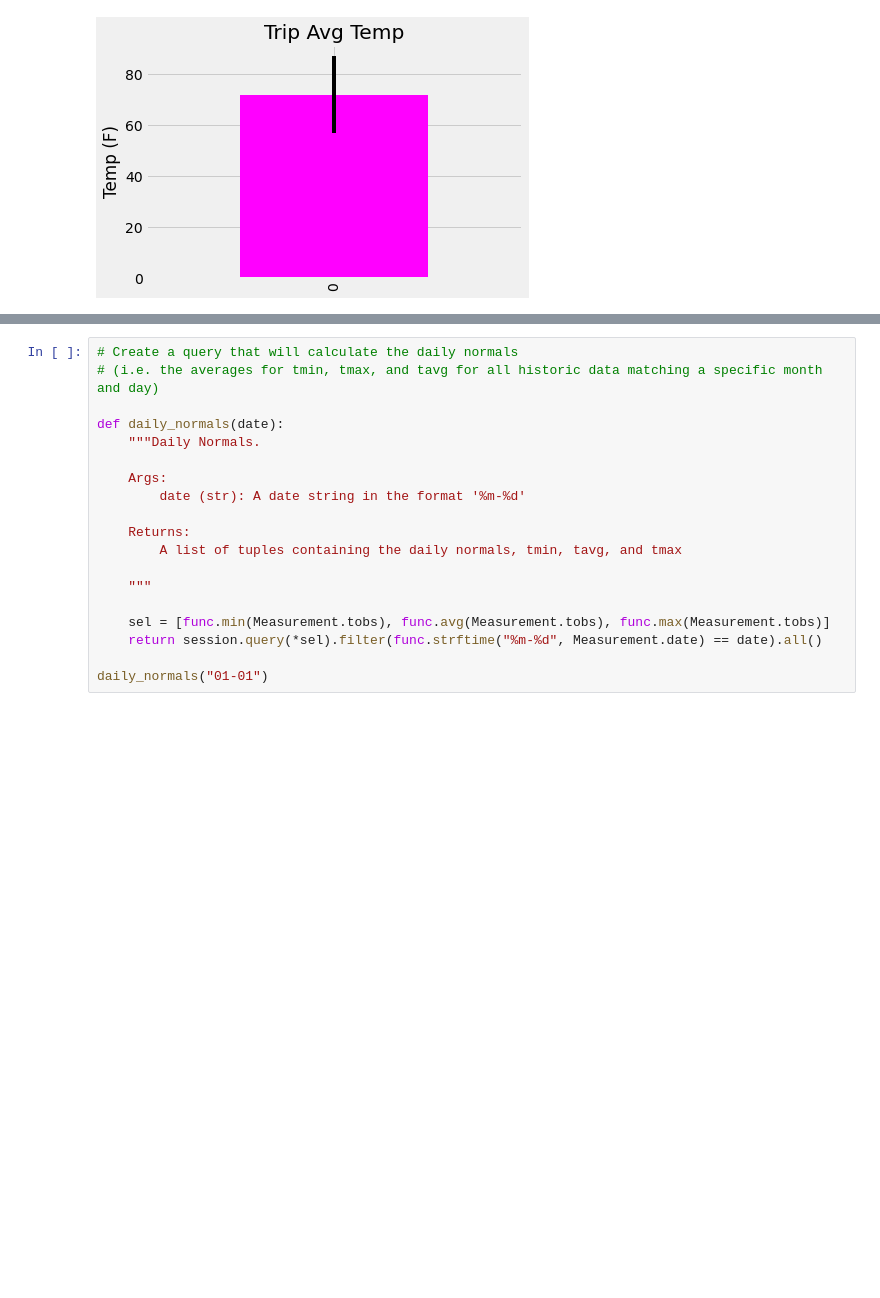
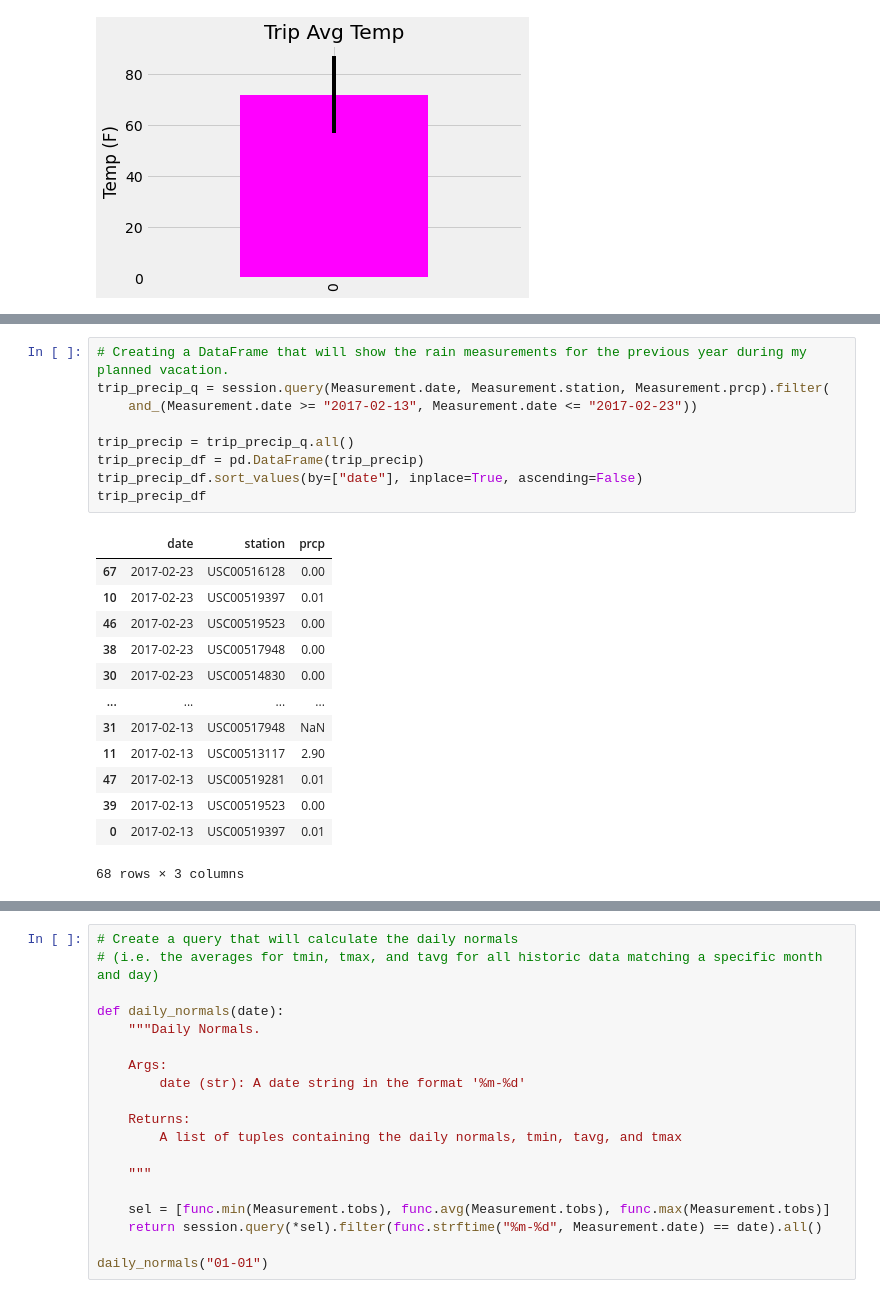
Before and after one commit to Slyssy/sqlalchemy-challenge, a Jupyter notebook: climate.ipynb, the cells around one changed output, grey strips where cells are left out. Saved outputs shown, nothing was run; the diff lists cells and outputs as text; blank space fills up the shorter version.

```diff
--- a/climate.ipynb
+++ b/climate.ipynb
@@ -285,0 +290,23 @@ plt.show()
+# %%
+# Creating a DataFrame that will show the rain measurements for the previous year during my planned vacation.
+trip_precip_q = session.query(Measurement.date, Measurement.station, Measurement.prcp).filter(
+    and_(Measurement.date >= "2017-02-13", Measurement.date <= "2017-02-23"))
+
+trip_precip = trip_precip_q.all()
+trip_precip_df = pd.DataFrame(trip_precip)
+trip_precip_df.sort_values(by=["date"], inplace=True, ascending=False)
+trip_precip_df
+# %% [output]
+|  | date | station | prcp |
+| 67 | 2017-02-23 | USC00516128 | 0.00 |
+| 10 | 2017-02-23 | USC00519397 | 0.01 |
+| 46 | 2017-02-23 | USC00519523 | 0.00 |
+| 38 | 2017-02-23 | USC00517948 | 0.00 |
+| 30 | 2017-02-23 | USC00514830 | 0.00 |
+| ... | ... | ... | ... |
+| 31 | 2017-02-13 | USC00517948 | NaN |
+| 11 | 2017-02-13 | USC00513117 | 2.90 |
+| 47 | 2017-02-13 | USC00519281 | 0.01 |
+| 39 | 2017-02-13 | USC00519523 | 0.00 |
+| 0 | 2017-02-13 | USC00519397 | 0.01 |
+68 rows × 3 columns
```
Also changed, not shown: parts of 8 cells of this notebook.
